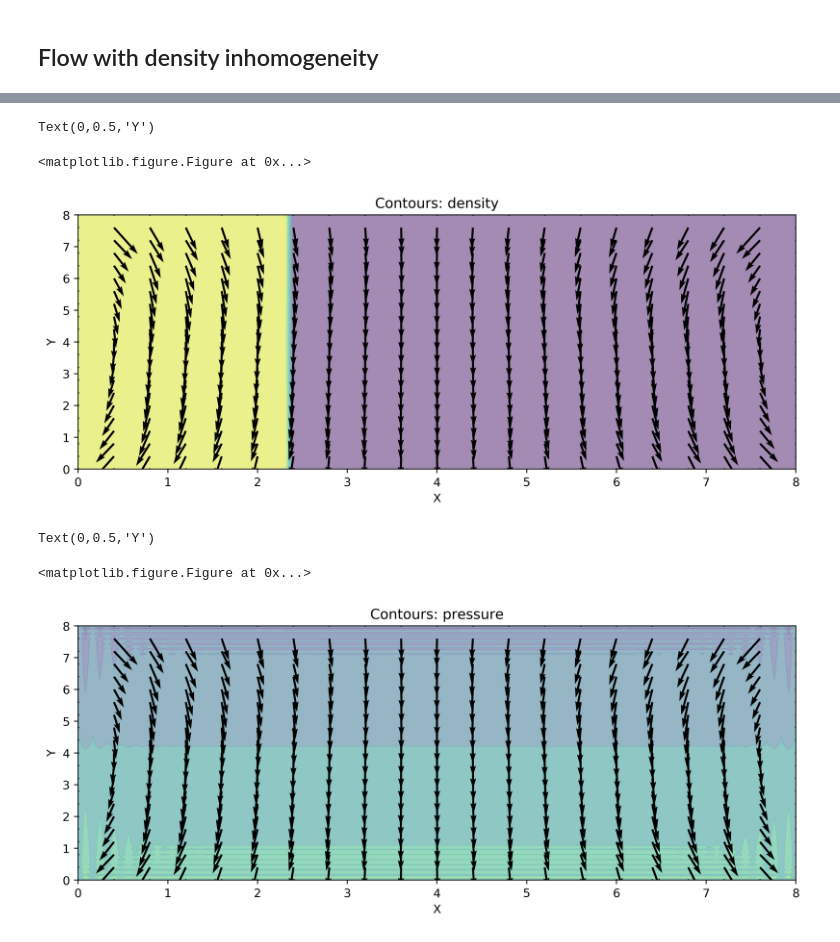
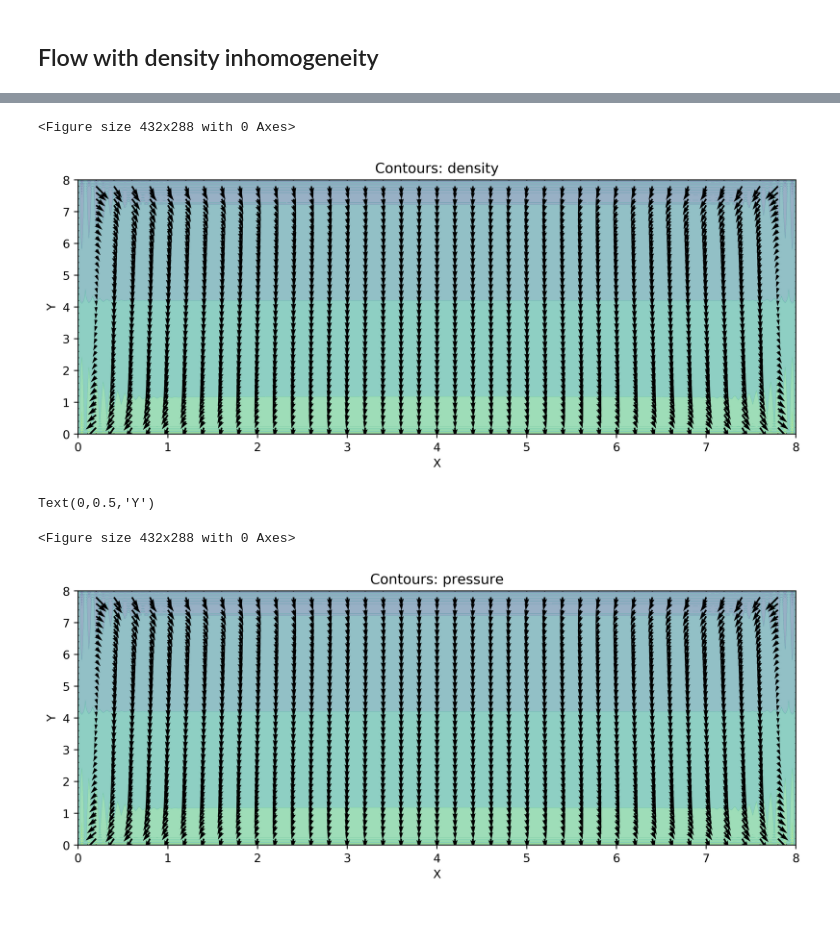
Before and after one commit to balintkaszas/NSPython, a Jupyter notebook: src/basicCFD.ipynb, the cells around one changed output, grey strips where cells are left out. Drawn from its saved outputs; the diff is of its cells as text; code cells hidden in the pictures.

```diff
--- a/src/basicCFD.ipynb
+++ b/src/basicCFD.ipynb
@@ -78,7 +158,10 @@ def diffusion(conv, r, dx, dy, dt, u,  v):
         rhoN = r.copy()
         ## rhoN: egy lépéssel korábbi sűrűség
 
-        r[1:-1, 1:-1] = rhoN[1:-1, 1:-1] - dt/(2*dy)*(rhoN[1:-1, 2:] - rhoN[1:-1, :-2])*v[1:-1, 1:-1] - dt/(2*dx)*(rhoN[2:, 1:-1] - rhoN[:-2, 1:-1])*u[1:-1, 1:-1]
+        r[1:-1, 1:-1] = rhoN[1:-1, 1:-1] - dt/(2*dy)*(rhoN[1:-1, 2:] - rhoN[1:-1, :-2])*v[1:-1, 1:-1] - dt/(2*dx)*(rhoN[2:, 1:-1] - rhoN[:-2, 1:-1])*u[1:-1, 1:-1] - rhoN[1:-1, 1:-1]*(u[1:-1, 1:-1] * dt / (2*dx) *
+                    (v[2:, 1:-1] - v[0:-2, 1:-1]) -
+                     v[1:-1, 1:-1] * dt / (2*dy) *
+                    (v[2:, 1:-1] - v[0:-2, 1:-1]))
         ## mirror peremfeltétel:
         r[:,0] = r[:,1]
         r[:,-1] =r[:,-2]
@@ -98,8 +181,8 @@ def calculateFlow(conv, dt, dx, dy):
     vn = np.zeros((ny, nx))
     p = np.ones((ny, nx))
     pn = np.ones((ny, nx))
-    rho = np.ones((ny, nx))*0.49
-    rhoN = np.ones((ny, nx))*0.49
+    rho = np.ones((ny, nx))*0.5
+    rhoN = np.ones((ny, nx))*0.5
 
     rho[:,:30]= 0.5 ## 2% sűrűség különbség
     rhoN[:,:30]= 0.5 ##
@@ -111,8 +194,8 @@ def calculateFlow(conv, dt, dx, dy):
         vn = v.copy()
         S = poissonSource(rho, dt, dx, dy, u, v)
         p = pressurePoisson(p, dx, dy,S) ## solve poisson equation (50 iterations)
-        rhoN = rho.copy()
-        rho = diffusion(conv, rho, dx, dy, dt, u, v)
+        #rhoN = rho.copy()
+        #rho = diffusion(conv, rho, dx, dy, dt, u, v)
         u[1:-1, 1:-1] = (un[1:-1, 1:-1] - un[1:-1, 1:-1] * dt / (2*dx) *  ##calculate step in U
                     (un[1:-1, 2:] - un[1:-1, 0:-2]) -
                      vn[1:-1, 1:-1] * dt / (2.*dy) *
@@ -158,13 +243,13 @@ def calculateFlow(conv, dt, dx, dy):
 # %%
 #initial conds.
 omega = 0.
-dt = .0000125
-nx = 101
-ny = 101
+dt = .0000025
+nx = 201
+ny = 201
 dx = 8. / (nx - 1)
 dy = 8. / (ny - 1)
 x = np.linspace(0, 8, nx)
 y = np.linspace(0, 8, ny)
 X, Y = np.meshgrid(x, y)
-u2,v2, p2, rho2 = calculateFlow(1e-5, dt, dx, dy)
+u2,v2, p2, rho2 = calculateFlow(1e-6, dt, dx, dy)
 # %% [output]
@@ -172,24 +257,23 @@ Convergence took 5622 steps.
 # %%
 plt.clf()
 fig, ax1 = plt.subplots(figsize =(11,4), dpi =400 )
 ax1.set_title("Contours: density")
-ax1.contourf(X, Y, rho2, alpha=0.5, cmap=cm.viridis)
+ax1.contourf(X, Y, p2, alpha=0.5, cmap=cm.viridis)
 im = ax1.quiver(X[::5, ::5], Y[::5, ::5], u2[::5, ::5], v2[::5, ::5])
 ax1.set_xlabel('X')
 ax1.set_ylabel('Y')
-
+plt.show()
 #im=ax2.contourf(X, Y, p2, alpha=0.5, cmap=cm.viridis)
 #ax2.quiver(X[::10, ::10], Y[::10, ::10], u2[::10, ::10], v2[::10, ::10])
 #ax2.set_xlabel('X')
 #ax2.set_ylabel('Y')
 #fig.subplots_adjust(right=0.8)
 #cbar_ax = fig.add_axes([0.85, 0.15, 0.05, 0.7])
 #fig.colorbar(im, cax=cbar_ax)
 #plt.savefig('fig2.pdf', bbox_inches='tight')
 # %% [output]
-Text(0,0.5,'Y')
+<Figure size 432x288 with 0 Axes>
-<matplotlib.figure.Figure at 0x...>
-[figure, old version]
+[figure, new version]
 # %%
 plt.clf()
 fig, ax1 = plt.subplots(figsize =(11,4), dpi =400 )
@@ -200,5 +284,5 @@ ax1.set_xlabel('X')
 ax1.set_ylabel('Y')
 # %% [output]
 Text(0,0.5,'Y')
-<matplotlib.figure.Figure at 0x...>
+<Figure size 432x288 with 0 Axes>
-[figure, old version]
+[figure, new version]
```
Also changed, not shown: parts of 8 cells of this notebook, 1 other file.
